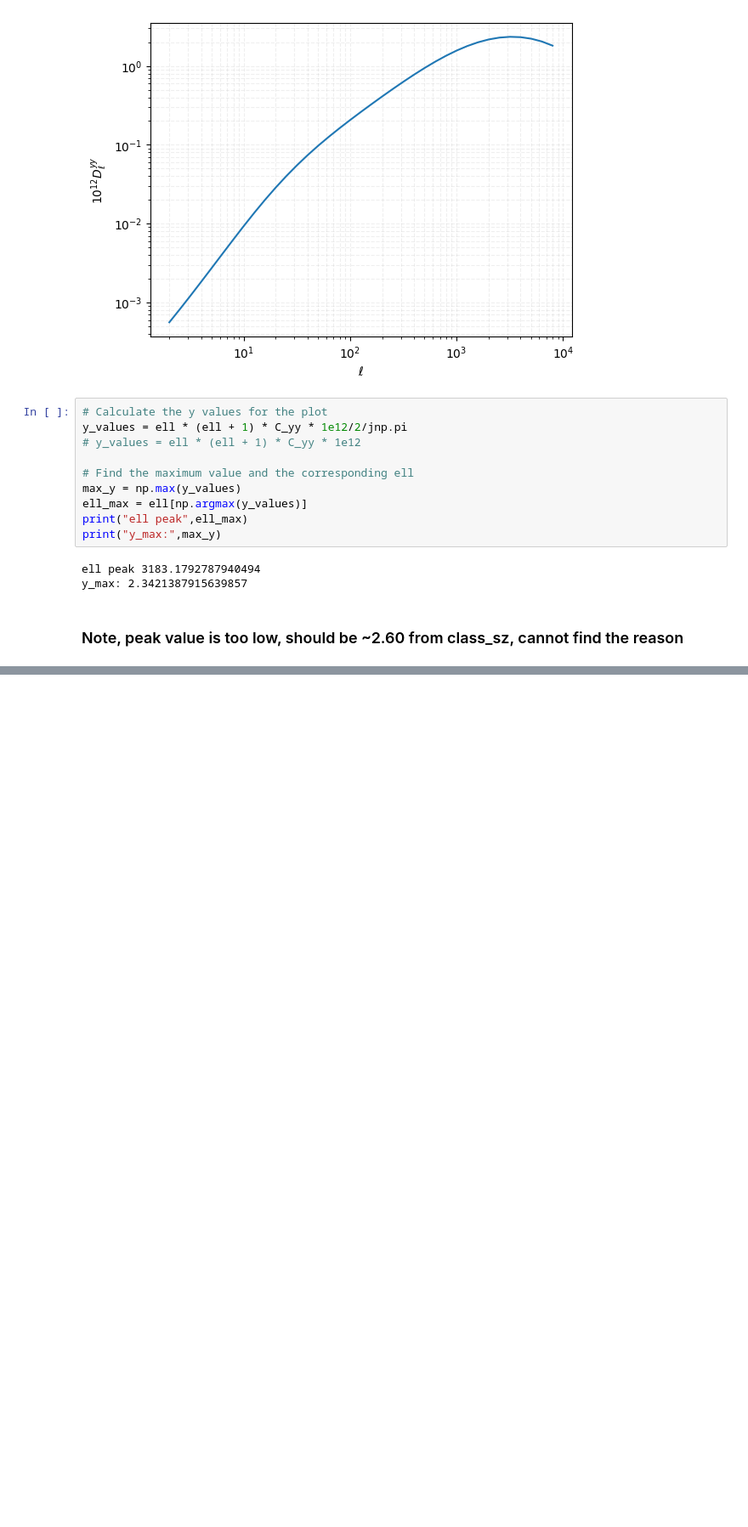
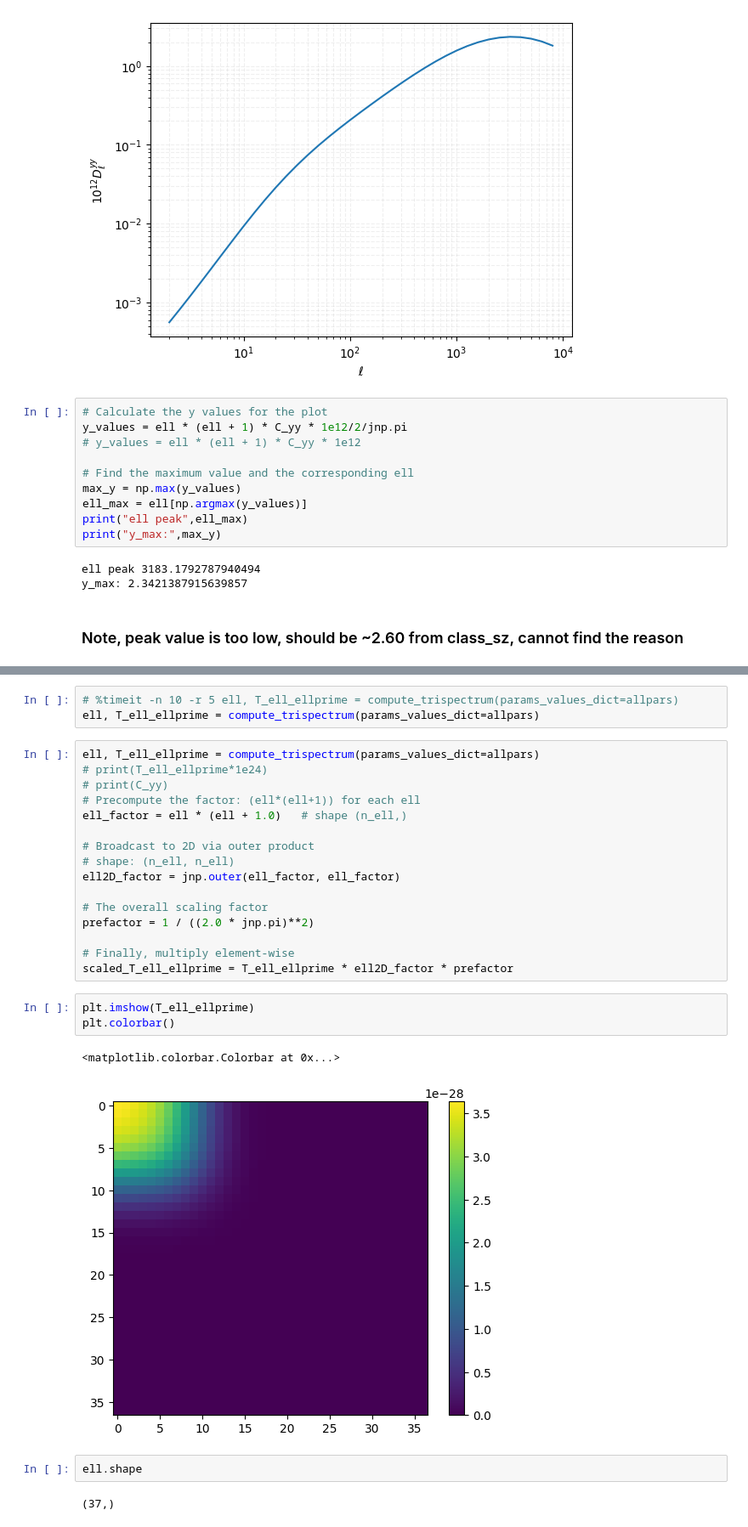
Before and after one commit to CLASS-SZ/notebooks, a Jupyter notebook: class_sz_cl_yy_fast.ipynb, the cells around one changed output, grey strips where cells are left out. Shown at 85% size. Saved outputs shown, nothing was run; the diff lists cells and outputs as text; blank space fills up the shorter version.

```diff
--- a/class_sz_cl_yy_fast.ipynb
+++ b/class_sz_cl_yy_fast.ipynb
@@ -754,0 +804,29 @@ Wall time: 950 ms
+# %%
+# %timeit -n 10 -r 5 ell, T_ell_ellprime = compute_trispectrum(params_values_dict=allpars)
+ell, T_ell_ellprime = compute_trispectrum(params_values_dict=allpars)
+# %%
+ell, T_ell_ellprime = compute_trispectrum(params_values_dict=allpars)
+# print(T_ell_ellprime*1e24)
+# print(C_yy)
+# Precompute the factor: (ell*(ell+1)) for each ell
+ell_factor = ell * (ell + 1.0)   # shape (n_ell,)
+
+# Broadcast to 2D via outer product
+# shape: (n_ell, n_ell)
+ell2D_factor = jnp.outer(ell_factor, ell_factor)
+
+# The overall scaling factor
+prefactor = 1 / ((2.0 * jnp.pi)**2)
+
+# Finally, multiply element-wise
+scaled_T_ell_ellprime = T_ell_ellprime * ell2D_factor * prefactor
+# %%
+plt.imshow(T_ell_ellprime)
+plt.colorbar()
+# %% [output]
+<matplotlib.colorbar.Colorbar at 0x...>
+[figure, added]
+# %%
+ell.shape
+# %% [output]
+(37,)
```
Also changed, not shown: parts of 16 cells of this notebook.
